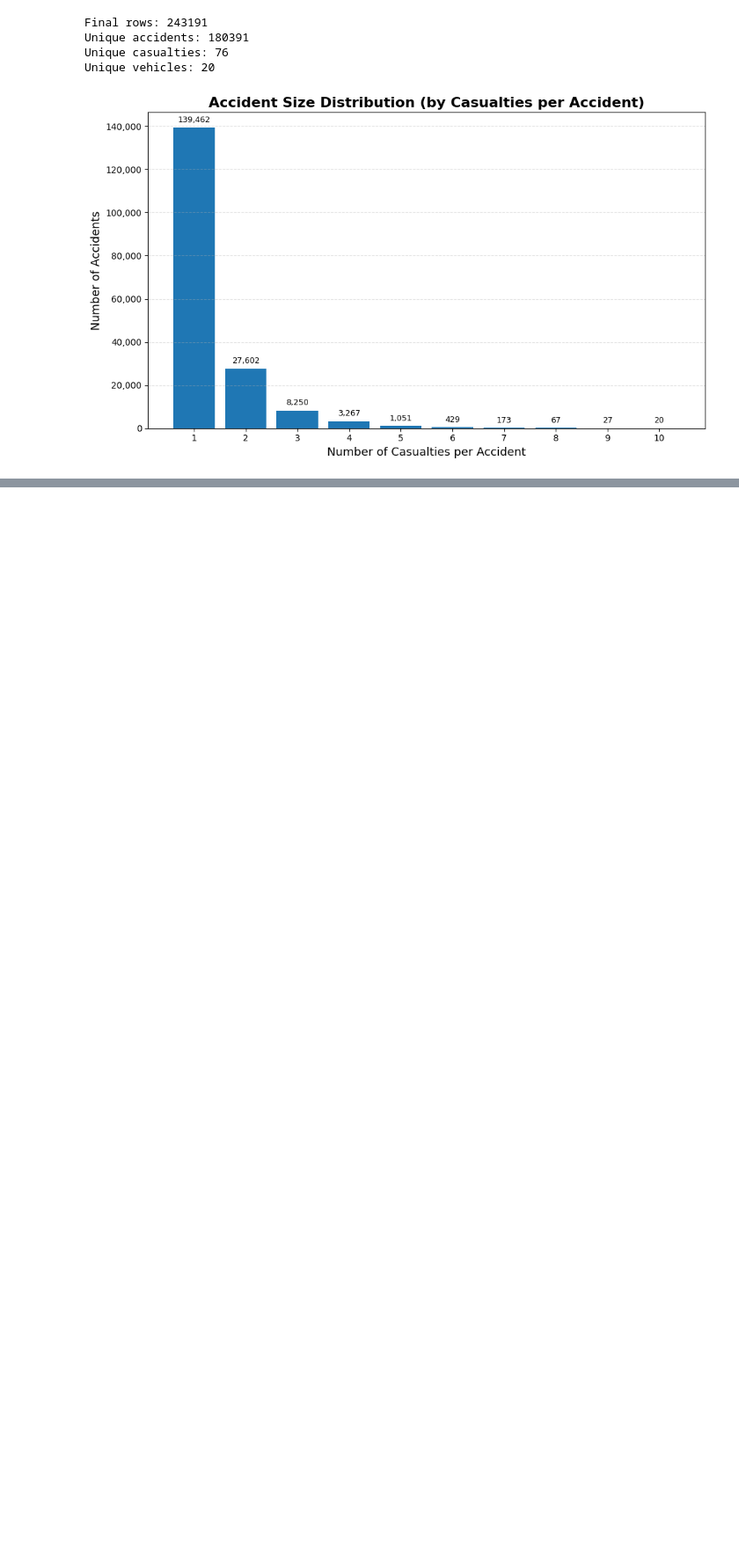
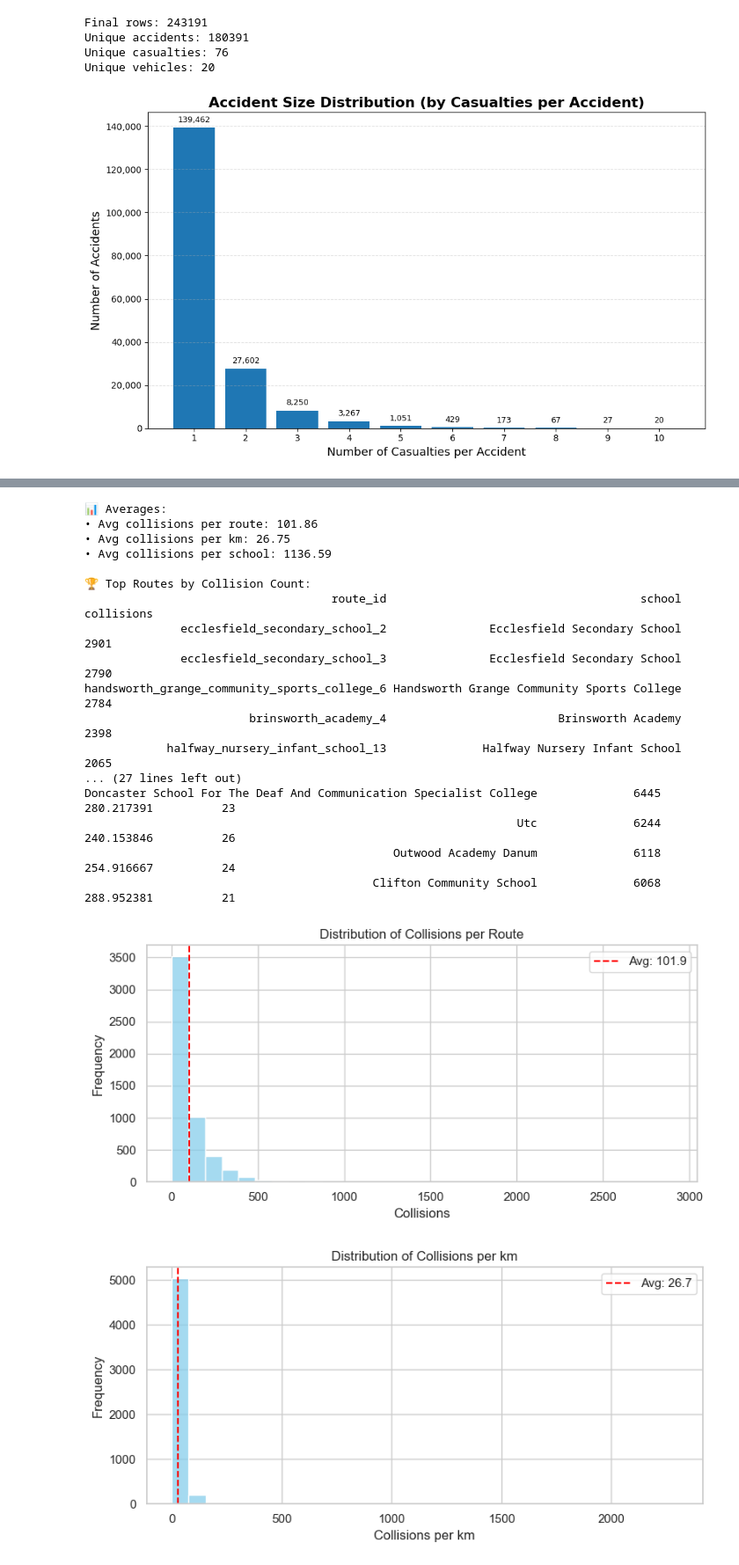
Before and after one commit to KhushiSharma0/STATS19_route_risk_analysis, a Jupyter notebook: notebooks/05 - General Statistics & Exploration.ipynb, the cells around one changed output, grey strips where cells are left out. Shown: that part at 88% size. Cells and saved outputs as stored; diff of their text form; code cells hidden in the pictures; blank space fills up the shorter version.

```diff
--- a/notebooks/05 - General Statistics & Exploration.ipynb
+++ b/notebooks/05 - General Statistics & Exploration.ipynb
@@ -111,0 +190,22 @@ plt.show()
+# %%
+dfs.summarise_and_visualise_route_school_stats(df)
+# %% [output]
+📊 Averages:
+• Avg collisions per route: 101.86
+• Avg collisions per km: 26.75
+• Avg collisions per school: 1136.59
+
+🏆 Top Routes by Collision Count:
+                                    route_id                                     school  collisions
+              ecclesfield_secondary_school_2               Ecclesfield Secondary School        2901
+              ecclesfield_secondary_school_3               Ecclesfield Secondary School        2790
+handsworth_grange_community_sports_college_6 Handsworth Grange Community Sports College        2784
+                        brinsworth_academy_4                         Brinsworth Academy        2398
+            halfway_nursery_infant_school_13              Halfway Nursery Infant School        2065
+... (27 lines left out)
+Doncaster School For The Deaf And Communication Specialist College              6445            280.217391          23
+                                                               Utc              6244            240.153846          26
+                                             Outwood Academy Danum              6118            254.916667          24
+                                          Clifton Community School              6068            288.952381          21
+[figure, added]
+[figure, added]
```
Also changed, not shown: parts of 6 cells of this notebook, 7 other files.
